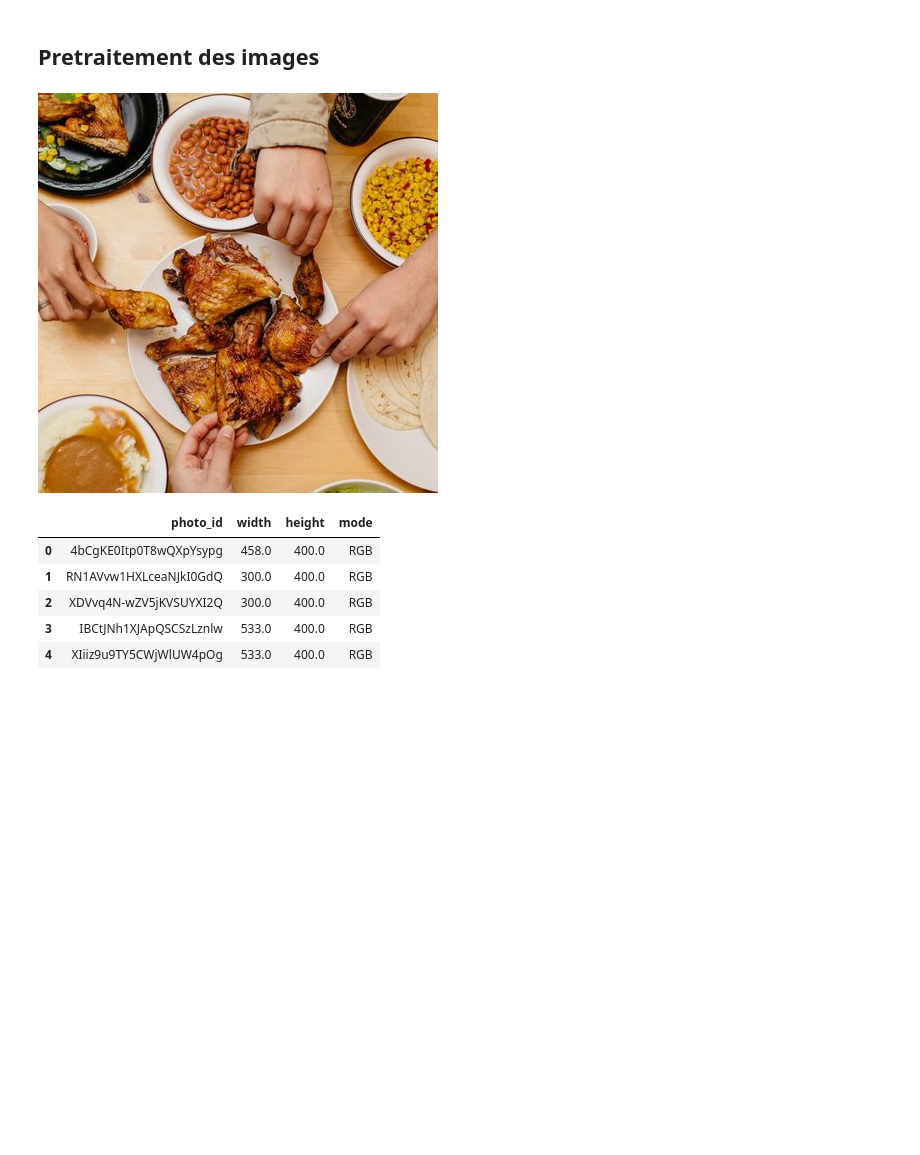
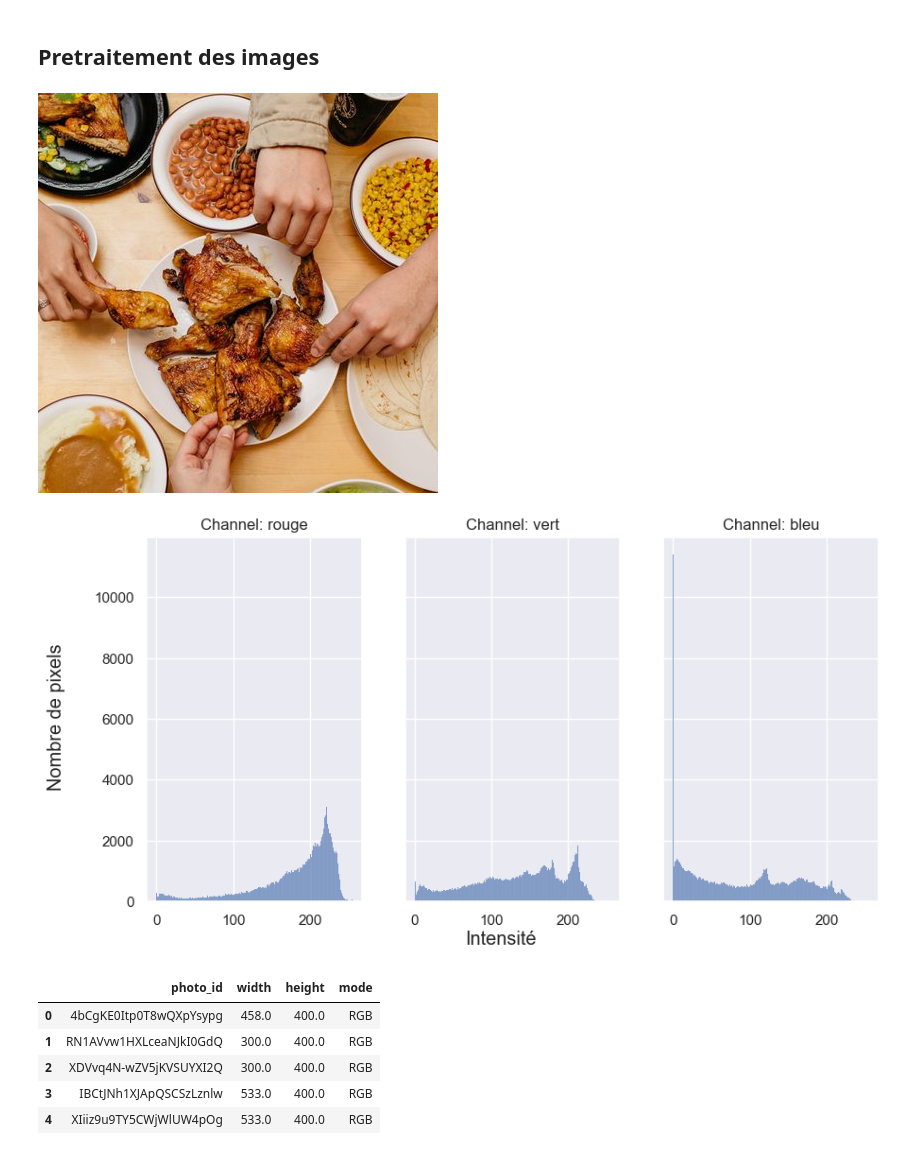
Before and after one commit to CODEheures/oc-ingenieur-ia, a Jupyter notebook: p6/projet/avis_restau.ipynb, the cells around one changed output. Saved outputs shown, nothing was run; the diff lists cells and outputs as text; code cells hidden in the pictures; blank space fills up the shorter version.

```diff
--- a/p6/projet/avis_restau.ipynb
+++ b/p6/projet/avis_restau.ipynb
@@ -827,13 +827,28 @@ def preprocess_images(df_photo_sampling):
         df_photos_sampling.loc[df_photos_sampling['photo_id']==photo_id, 'width'] = w
         df_photos_sampling.loc[df_photos_sampling['photo_id']==photo_id, 'mode'] = img.mode
 
+def histo_rgb(path, dispay_img = True):
+    Image.open(path)
+    display(img)
+    r, g, b = img.split()
+    fig, axs = plt.subplots(1,3, figsize=(10,5), sharey=True)
+    chans = {'rouge': r, 'vert': g, 'bleu':b}
+    for index, name in enumerate(chans):
+        chan_flat = np.array(chans[name]).flatten()
+        ax = sns.histplot(chan_flat, bins=range(256), ax=axs[index])
+        ax.set(ylabel=None,
+               title=f'Channel: {name}')
+    fig.supxlabel('Intensité')
+    fig.supylabel('Nombre de pixels')
+    plt.show()
+
 def filtre_bruit(img):
     pass
 
 def egalize_histogram():
     pass
 # %%
-img = Image.open('data/original/yelp_photos/photos/__02nEL2xViYvZihvV4_hw.jpg')
-img
+histo_rgb('data/original/yelp_photos/photos/__02nEL2xViYvZihvV4_hw.jpg')
 # %% [output]
 [figure]
+[figure, added]
```
Also changed, not shown: parts of 2 cells of this notebook.
